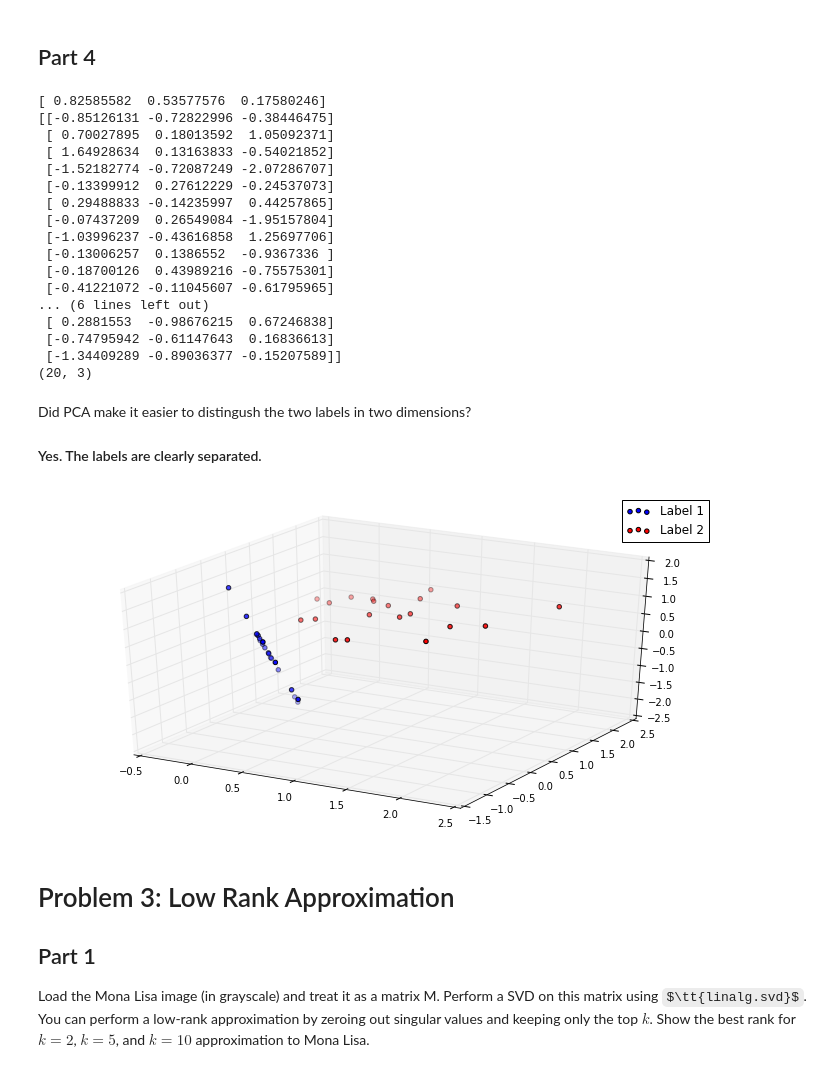
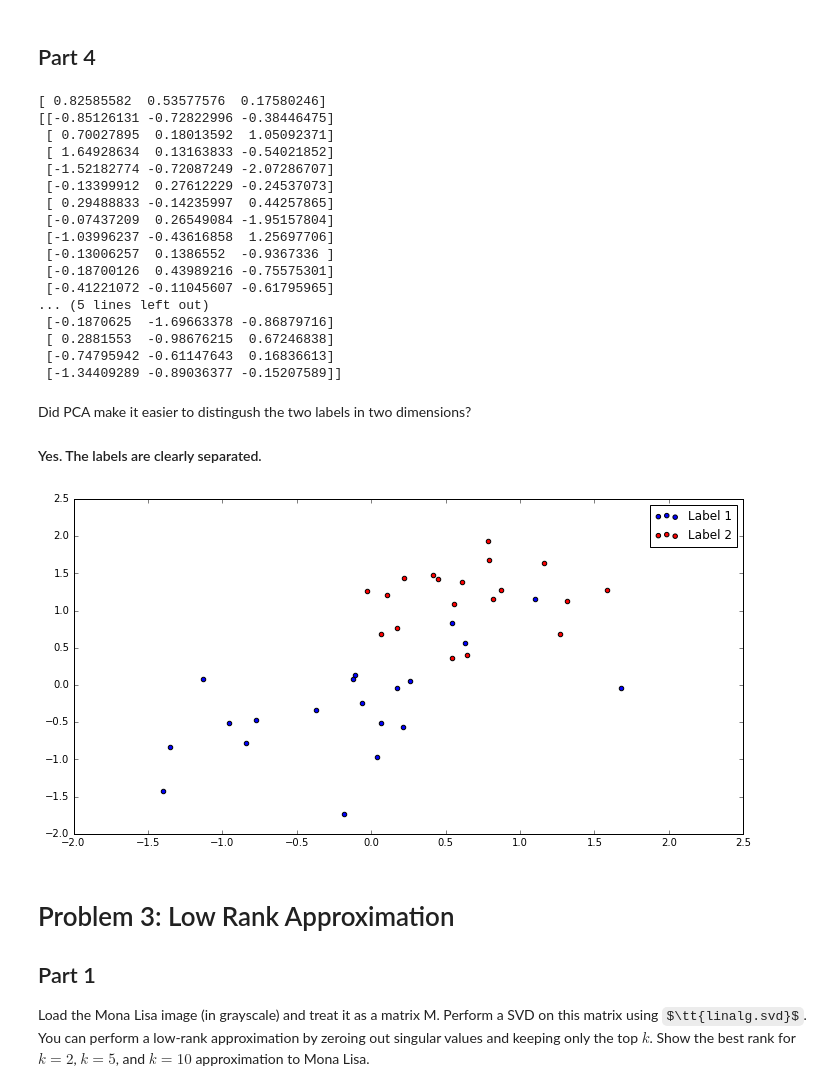
Before and after one commit to RohanNagar/datasciencelab-utaustin, a Jupyter notebook: lab4/lab4.ipynb, the cells around one changed output. Saved outputs shown, nothing was run; the diff lists cells and outputs as text; code cells hidden in the pictures; some formulas as TeX source.

```diff
--- a/lab4/lab4.ipynb
+++ b/lab4/lab4.ipynb
@@ -225,14 +225,18 @@ def project_onto_plane(x, n):
     p = [d * normalize(n)[i] for i in range(len(n))]
     return [x[i] - p[i] for i in range(len(x))]
 
+# 2 biggest principal components
 eigenvectors = largest_eigenvectors(cov)
+pc0, pc1 = eigenvectors
+pc_norm = np.cross(eigenvectors[0], eigenvectors[1])
 
 # TODO: project label1_samples and label2_samples onto the two eigenvectors and plot with labels
 print(eigenvectors[0])
 print(label1_samples)
-projected1 = [project_onto_plane(sample, eigenvectors[0]) for sample in label1_samples]
+
+projected1 = [project_onto_plane(sample, pc1) for sample in label1_samples]
 # print(np.array(projected1))
-projected2 = [project_onto_plane(sample, eigenvectors[1]) for sample in label2_samples]
+projected2 = [project_onto_plane(sample, pc1) for sample in label2_samples]
 # print(np.array(projected2))
 projected1 = np.array(projected1)
 projected2 = np.array(projected2)
@@ -249,11 +253,11 @@ projected2 = np.array(projected2)
  [-0.13006257  0.1386552  -0.9367336 ]
  [-0.18700126  0.43989216 -0.75575301]
  [-0.41221072 -0.11045607 -0.61795965]
-... (6 lines left out)
+... (5 lines left out)
+ [-0.1870625  -1.69663378 -0.86879716]
  [ 0.2881553  -0.98676215  0.67246838]
  [-0.74795942 -0.61147643  0.16836613]
  [-1.34409289 -0.89036377 -0.15207589]]
-(20, 3)
 # %% [markdown]
 Did PCA make it easier to distingush the two labels in two dimensions?
 
@@ -261,13 +265,13 @@ Did PCA make it easier to distingush the two labels in two dimensions?
 # %%
 # Plot
 fig = plt.figure()
-ax = fig.add_subplot(111, projection='2d')
-ax.scatter(projected1.T[0], projected1.T[1], projected1.T[2], label='Label 1')
-ax.scatter(projected2.T[0], projected2.T[1], projected2.T[2], c='r', label='Label 2')
+ax = fig.add_subplot(111)
+ax.scatter(projected1.T[0], projected1.T[1], label='Label 1')
+ax.scatter(projected2.T[0], projected2.T[1], c='r', label='Label 2')
 ax.legend()
 fig.show()
 # %% [output]
-[figure, old version]
+[figure, new version]
 # %% [markdown]
 # Problem 3: Low Rank Approximation
 
```
